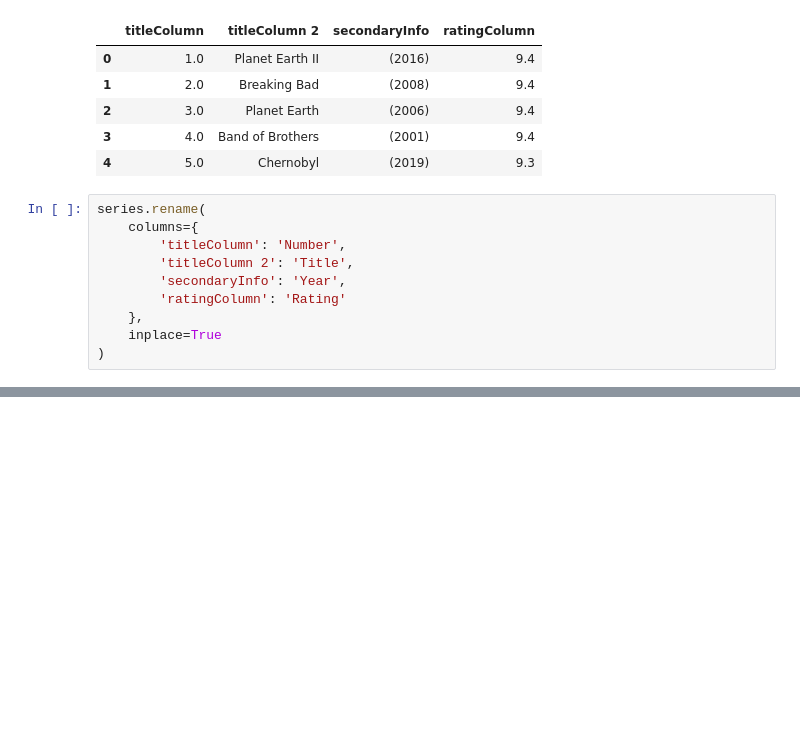
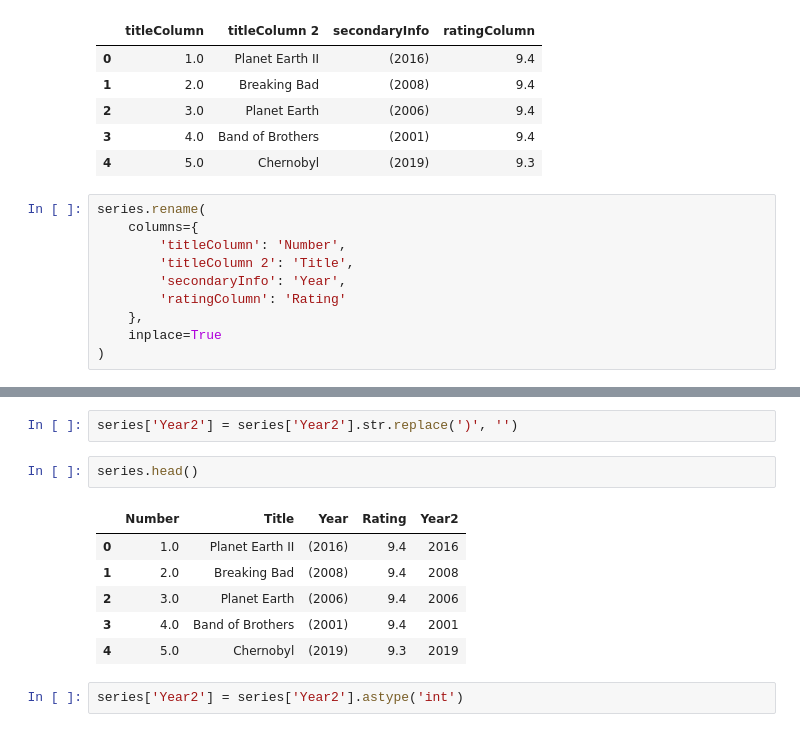
Before and after one commit to vvltoria/imdb_preprocessing, a Jupyter notebook: preprocessing.ipynb, the cells around one changed output, grey strips where cells are left out. Cells and saved outputs as stored; diff of their text form; blank space fills up the shorter version.

```diff
--- a/preprocessing.ipynb
+++ b/preprocessing.ipynb
@@ -98,0 +121,13 @@ series.rename(
+# %%
+series['Year2'] = series['Year2'].str.replace(')', '')
+# %%
+series.head()
+# %% [output]
+|  | Number | Title | Year | Rating | Year2 |
+| 0 | 1.0 | Planet Earth II | (2016) | 9.4 | 2016 |
+| 1 | 2.0 | Breaking Bad | (2008) | 9.4 | 2008 |
+| 2 | 3.0 | Planet Earth | (2006) | 9.4 | 2006 |
+| 3 | 4.0 | Band of Brothers | (2001) | 9.4 | 2001 |
+| 4 | 5.0 | Chernobyl | (2019) | 9.3 | 2019 |
+# %%
+series['Year2'] = series['Year2'].astype('int')
```
Also changed, not shown: parts of 10 cells of this notebook.
